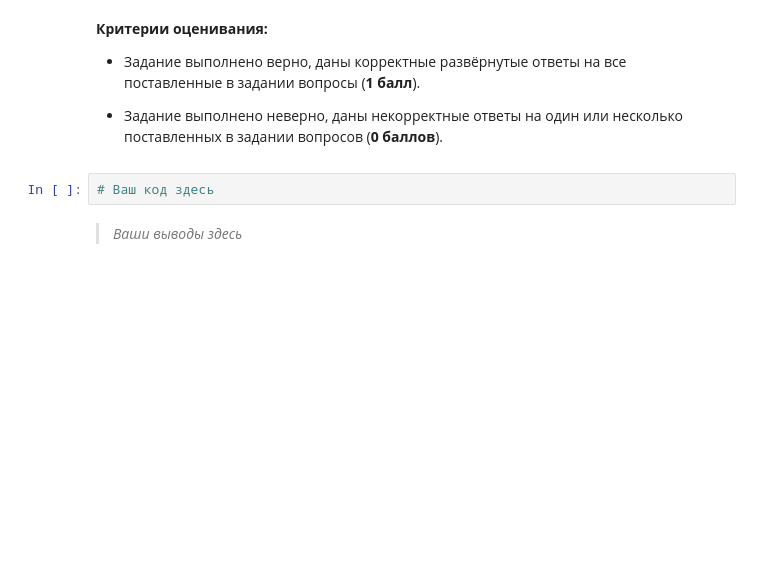
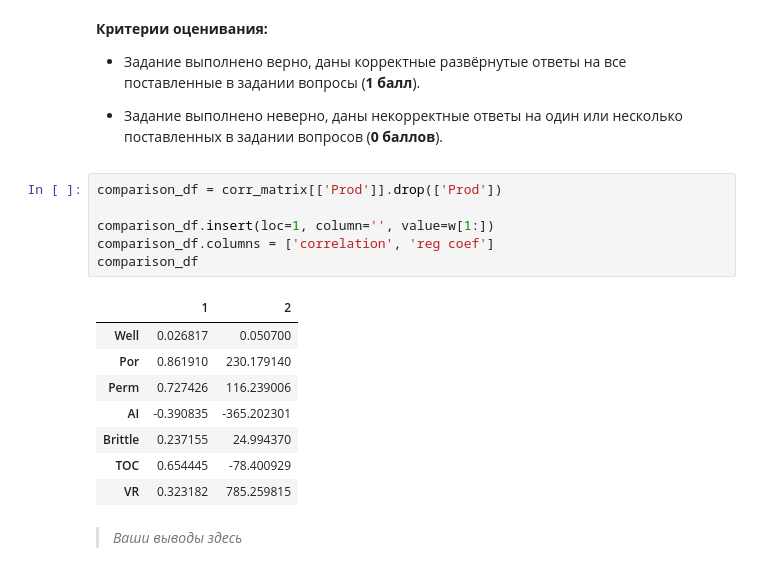
Before and after one commit to akitim/SkillFactory_current, a Jupyter notebook: MATH_ML_2_Практика_Акимкин.ipynb, the cells around one changed output. Drawn from its saved outputs; the diff is of its cells as text; blank space fills up the shorter version.

```diff
--- a/MATH_ML_2_Практика_Акимкин.ipynb
+++ b/MATH_ML_2_Практика_Акимкин.ipynb
@@ -348,8 +352,21 @@ R2_adj = 0.9583868576924219
 - Задание выполнено верно, даны корректные развёрнутые ответы на все поставленные в задании вопросы (**1 балл**).
 
 - Задание выполнено неверно, даны некорректные ответы на один или несколько поставленных в задании вопросов (**0 баллов**).
-# %%
-# Ваш код здесь
+# %%
+comparison_df = corr_matrix[['Prod']].drop(['Prod'])
+
+comparison_df.insert(loc=1, column='', value=w[1:])
+comparison_df.columns = ['correlation', 'reg coef']
+comparison_df
+# %% [output]
+|  | 1 | 2 |
+| Well | 0.026817 | 0.050700 |
+| Por | 0.861910 | 230.179140 |
+| Perm | 0.727426 | 116.239006 |
+| AI | -0.390835 | -365.202301 |
+| Brittle | 0.237155 | 24.994370 |
+| TOC | 0.654445 | -78.400929 |
+| VR | 0.323182 | 785.259815 |
 # %% [markdown]
 > *Ваши выводы здесь*
 # %% [markdown]
```
Also changed, not shown: parts of 2 cells of this notebook.
